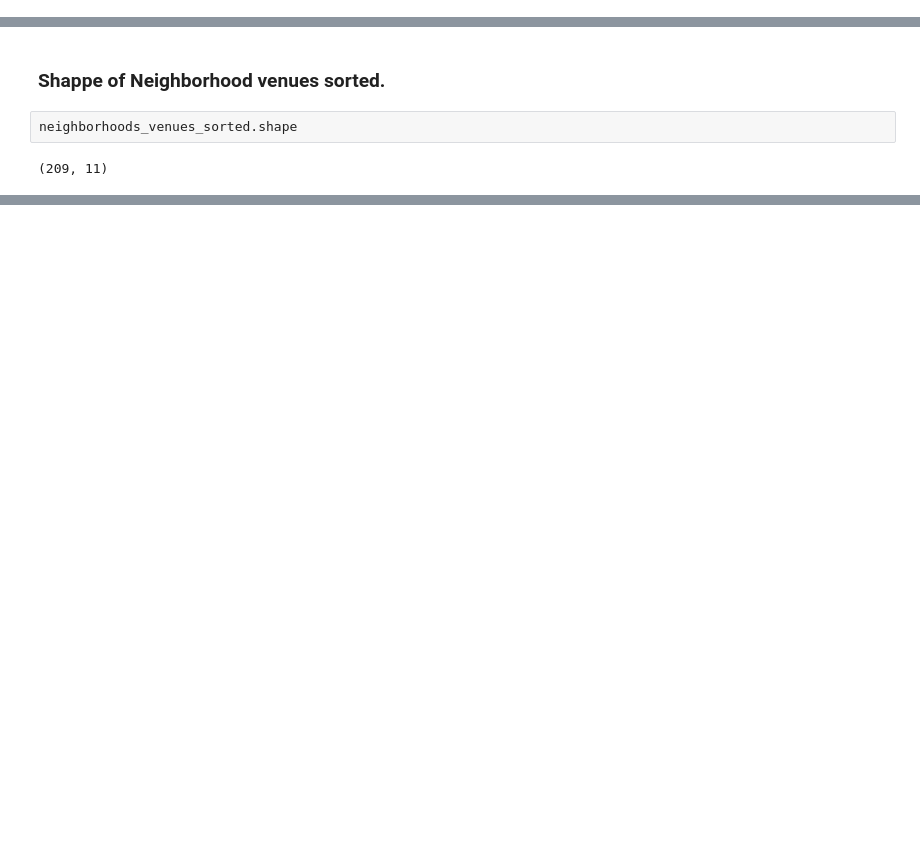
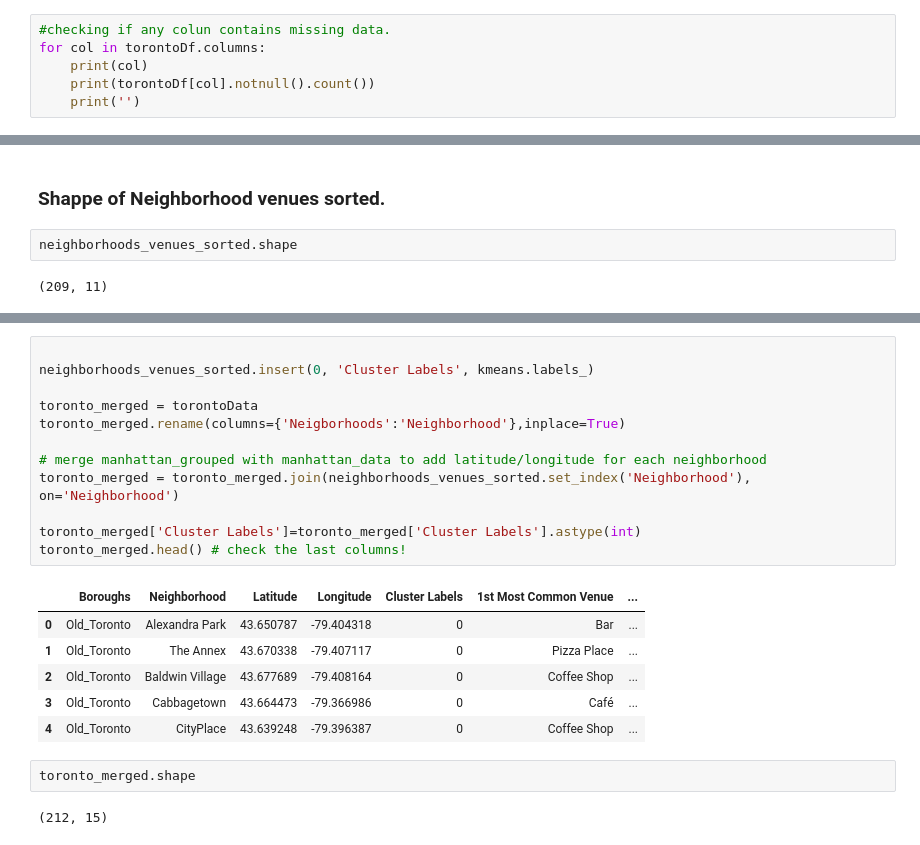
Before and after one commit to Diwura/Capstone-Project-IBM-, a Jupyter notebook: Ibm_project.ipynb, the cells around one changed output, grey strips where cells are left out. Drawn from its saved outputs; the diff is of its cells as text; blank space fills up the shorter version.

```diff
--- a/Ibm_project.ipynb
+++ b/Ibm_project.ipynb
@@ -555,0 +537,6 @@ torontoDf.drop([203], inplace=True)
+# %%
+#checking if any colun contains missing data.
+for col in torontoDf.columns:
+    print(col)
+    print(torontoDf[col].notnull().count())
+    print('')
@@ -1110,0 +1292,23 @@ toronto_venues.to_csv('toronto_venues.csv', index=False)
+# %%
+
+neighborhoods_venues_sorted.insert(0, 'Cluster Labels', kmeans.labels_)
+
+toronto_merged = torontoData
+toronto_merged.rename(columns={'Neigborhoods':'Neighborhood'},inplace=True)
+
+# merge manhattan_grouped with manhattan_data to add latitude/longitude for each neighborhood
+toronto_merged = toronto_merged.join(neighborhoods_venues_sorted.set_index('Neighborhood'), on='Neighborhood')
+
+toronto_merged['Cluster Labels']=toronto_merged['Cluster Labels'].astype(int)
+toronto_merged.head() # check the last columns!
+# %% [output]
+|  | Boroughs | Neighborhood | Latitude | Longitude | Cluster Labels | 1st Most Common Venue | ... |
+| 0 | Old_Toronto | Alexandra Park | 43.650787 | -79.404318 | 0 | Bar | ... |
+| 1 | Old_Toronto | The Annex | 43.670338 | -79.407117 | 0 | Pizza Place | ... |
+| 2 | Old_Toronto | Baldwin Village | 43.677689 | -79.408164 | 0 | Coffee Shop | ... |
+| 3 | Old_Toronto | Cabbagetown | 43.664473 | -79.366986 | 0 | Café | ... |
+| 4 | Old_Toronto | CityPlace | 43.639248 | -79.396387 | 0 | Coffee Shop | ... |
+# %%
+toronto_merged.shape
+# %% [output]
+(212, 15)
```
Also changed, not shown: parts of 49 cells of this notebook, 1 other file.
